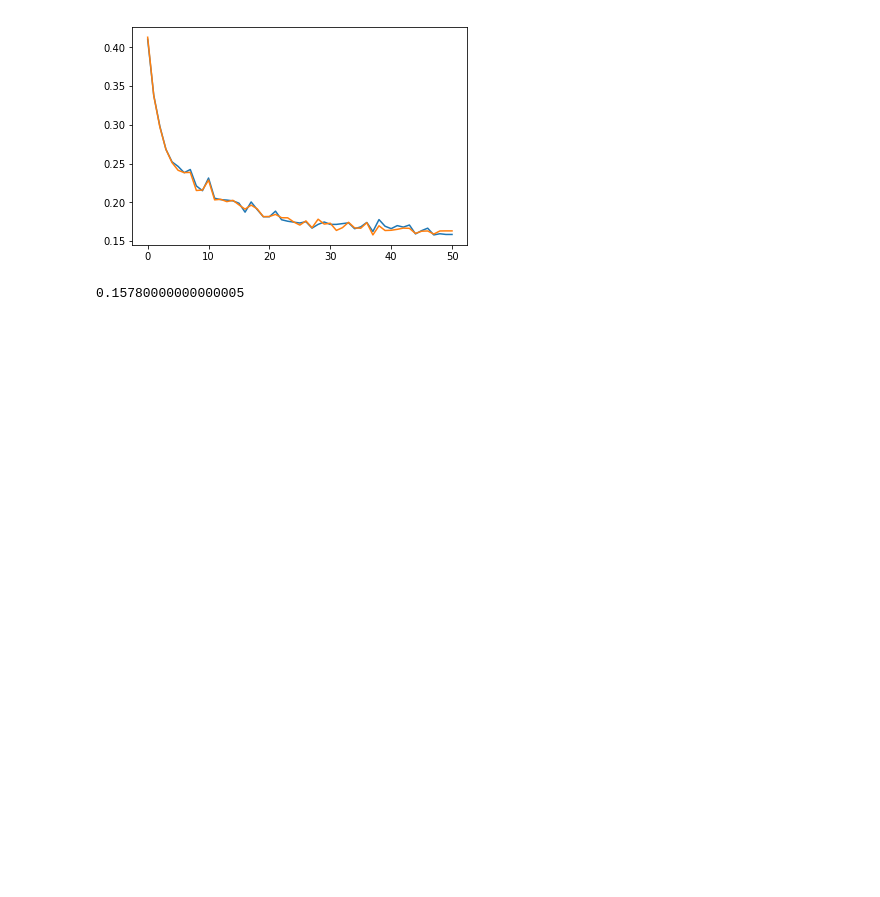
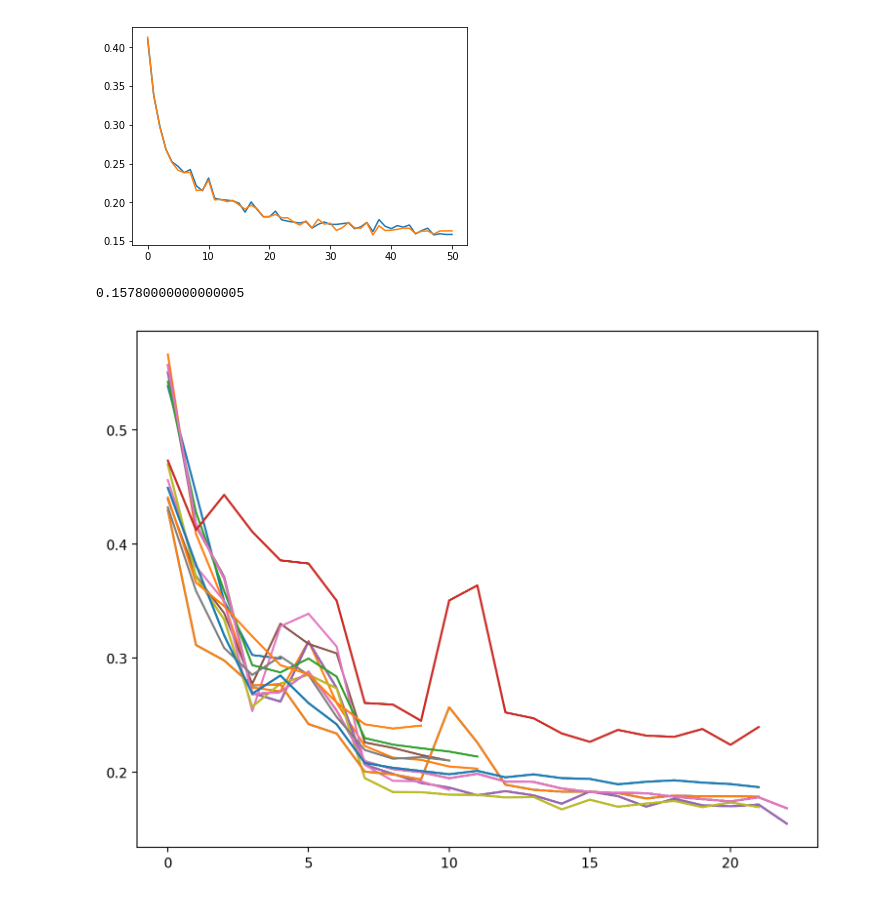
Before and after one commit to leowyy/autotune, a Jupyter notebook: analysis/convergence_check.ipynb, the cells around one changed output. Drawn from its saved outputs; the diff is of its cells as text; code cells hidden in the pictures; blank space fills up the shorter version.

```diff
--- a/analysis/convergence_check.ipynb
+++ b/analysis/convergence_check.ipynb
@@ -12,7 +14,7 @@ problem_text = "test"
 #problem_text = "tpe_test"
 path = '/Users/signapoop/Desktop/results/' + problem_text
 os.chdir(path)
-file = open("results.pkl",'rb')
+file = open("single_run_200_resource_results.pkl",'rb')
 object_file = pickle.load(file)
 file.close()
 
@@ -28,3 +30,20 @@ plt.plot(arm["epoch"], arm["test_error"])
 min(arm["test_error"])
 # %% [output]
 0.15780000000000005
+# %%
+problem_text = "test"
+#problem_text = "tpe_test"
+path = '/Users/signapoop/Desktop/results/' + problem_text
+os.chdir(path)
+file = open("results.pkl",'rb')
+object_file = pickle.load(file)
+file.close()
+
+# Unpack file
+hb = object_file[0]
+# %%
+fig, ax = plt.subplots(1, 1, figsize=(9, 7), dpi=200)
+for arm in hb.arms:
+    ax.plot(arm["epoch"], arm["test_error"])
+# %% [output]
+[figure, added]
```
Also changed, not shown: parts of 2 cells of this notebook, 3 other files.
